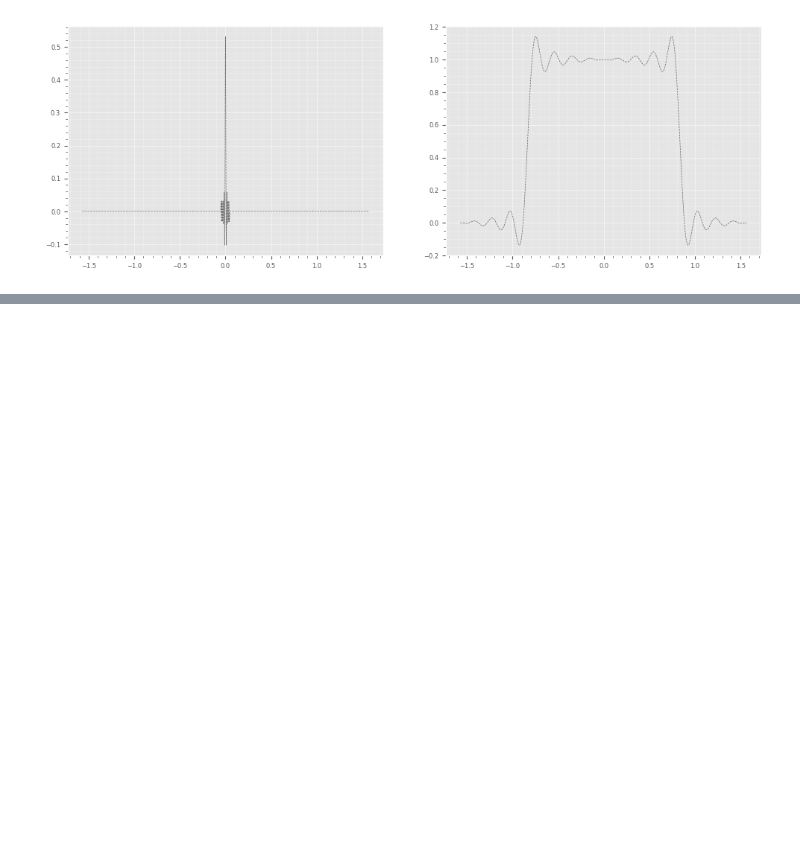
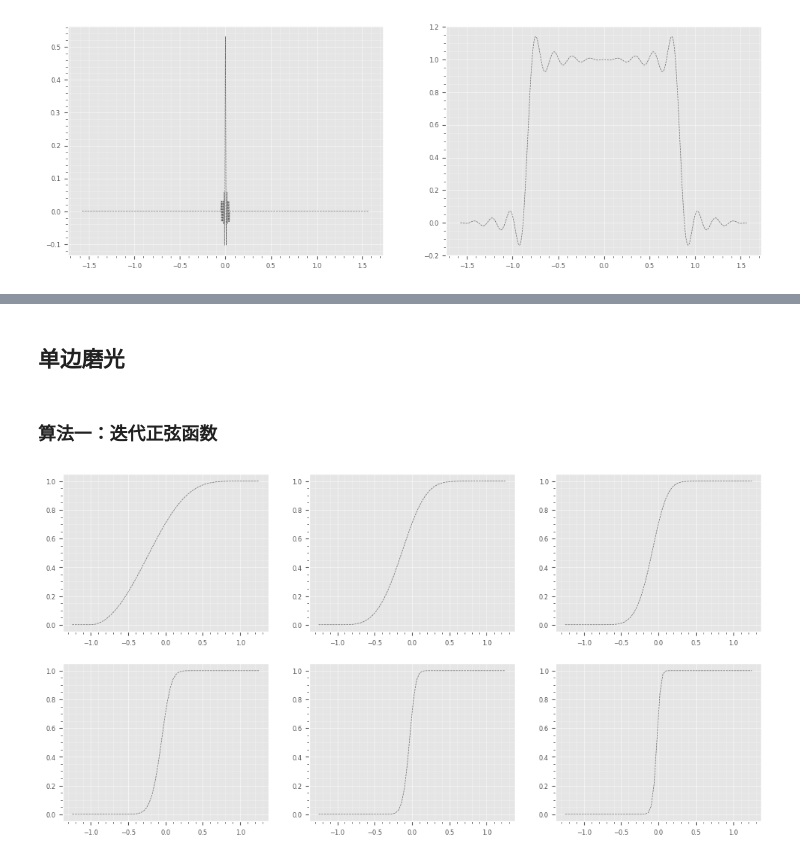
Before and after one commit to blackgolfer/super-qi, a Jupyter notebook: ms/sp/nb/fft.ipynb, the cells around one changed output, grey strips where cells are left out. Saved outputs shown, nothing was run; the diff lists cells and outputs as text; code cells hidden in the pictures; blank space fills up the shorter version.

```diff
--- a/ms/sp/nb/fft.ipynb
+++ b/ms/sp/nb/fft.ipynb
@@ -134,0 +149,28 @@ plot_function(ax[1],tt,yyf[cc])
+# %% [markdown]
+## 单边磨光
+# %% [markdown]
+### 算法一：迭代正弦函数
+# %%
+def rcfis(t,N=1):
+    if t>-1.0:
+        if t<1.0:
+            for i in range(0,N):
+                t = np.sin(0.5*np.pi*t)
+            t = np.sin(0.25*np.pi*(1.0+t))
+        else:
+            t = 1.0
+    else:
+        t = 0.0
+    return t
+# %%
+N=4
+t=np.linspace(-1.25,1.25,64)
+# %%
+ns = [1,2,3,4,5,6]
+m=3
+fig,axs=plt.subplots(math.ceil(len(ns)/m),m,figsize=(12,6))
+for i in range(len(ns)):
+    x=[rcfis(v,ns[i]) for v in t]
+    plot_function(axs[math.ceil((i+1)/m)-1,i%m],t,x,title='N='+str(ns[i]))
+# %% [output]
+[figure, added]
```
Also changed, not shown: parts of 25 cells of this notebook, 2 other files.
